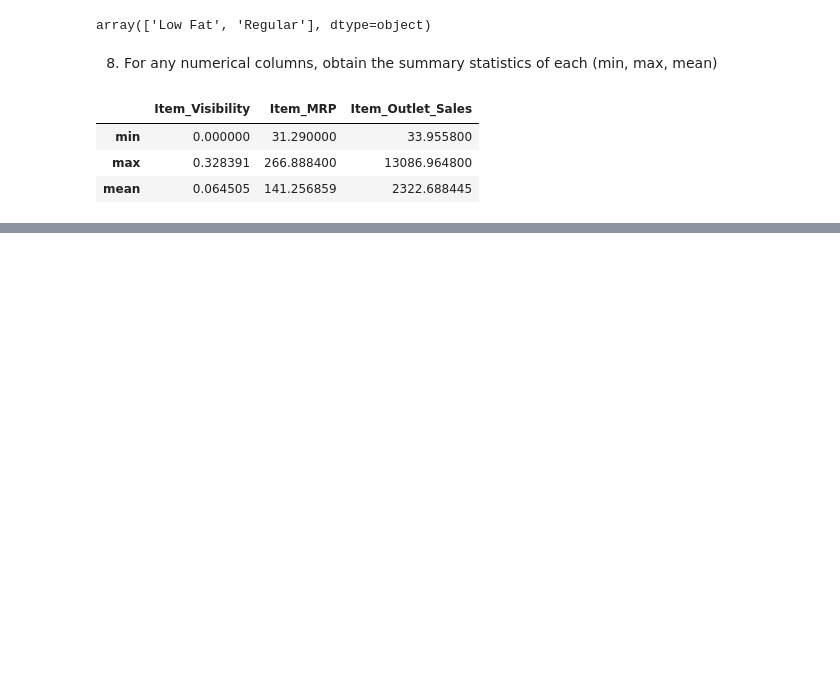
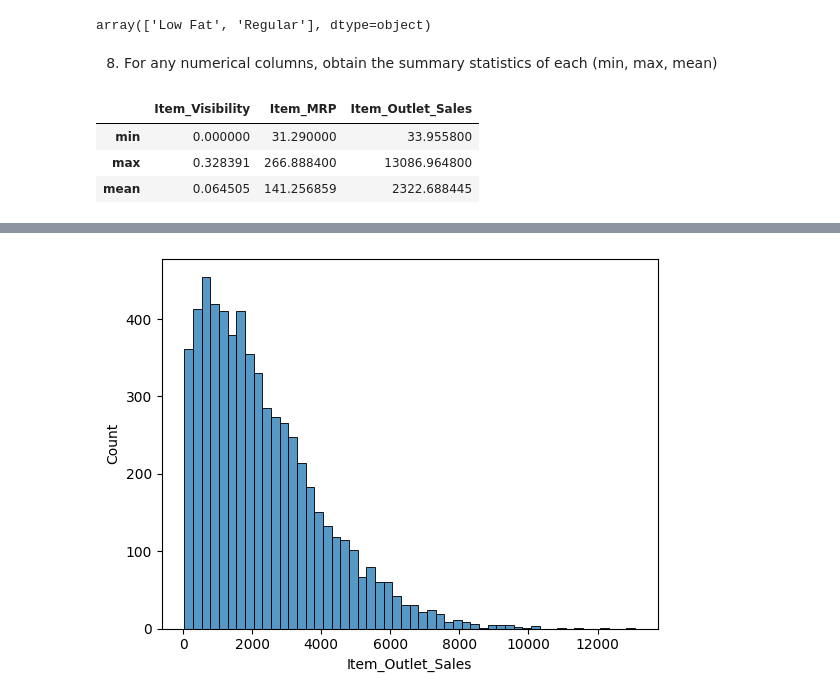
Before and after one commit to helarebah/sales-predictions, a Jupyter notebook: Sales_predictions.ipynb, the cells around one changed output, grey strips where cells are left out. Saved outputs shown, nothing was run; the diff lists cells and outputs as text; code cells hidden in the pictures; blank space fills up the shorter version.

```diff
--- a/Sales_predictions.ipynb
+++ b/Sales_predictions.ipynb
@@ -180,0 +204,4 @@ df.describe().loc[['min', 'max', 'mean']]
+# %%
+sns.histplot(data=df, x='Item_Outlet_Sales', y=None, bins = "auto");
+# %% [output]
+[figure, added]
```
Also changed, not shown: parts of 11 cells of this notebook.
